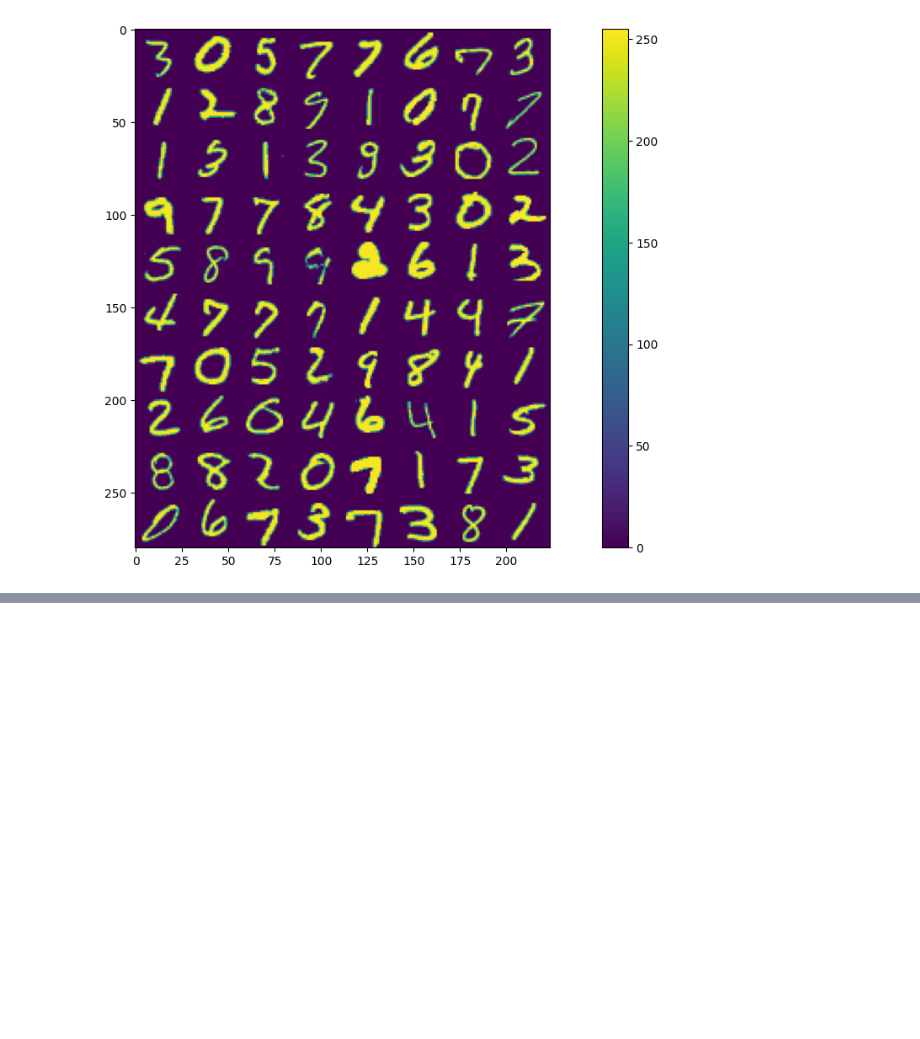
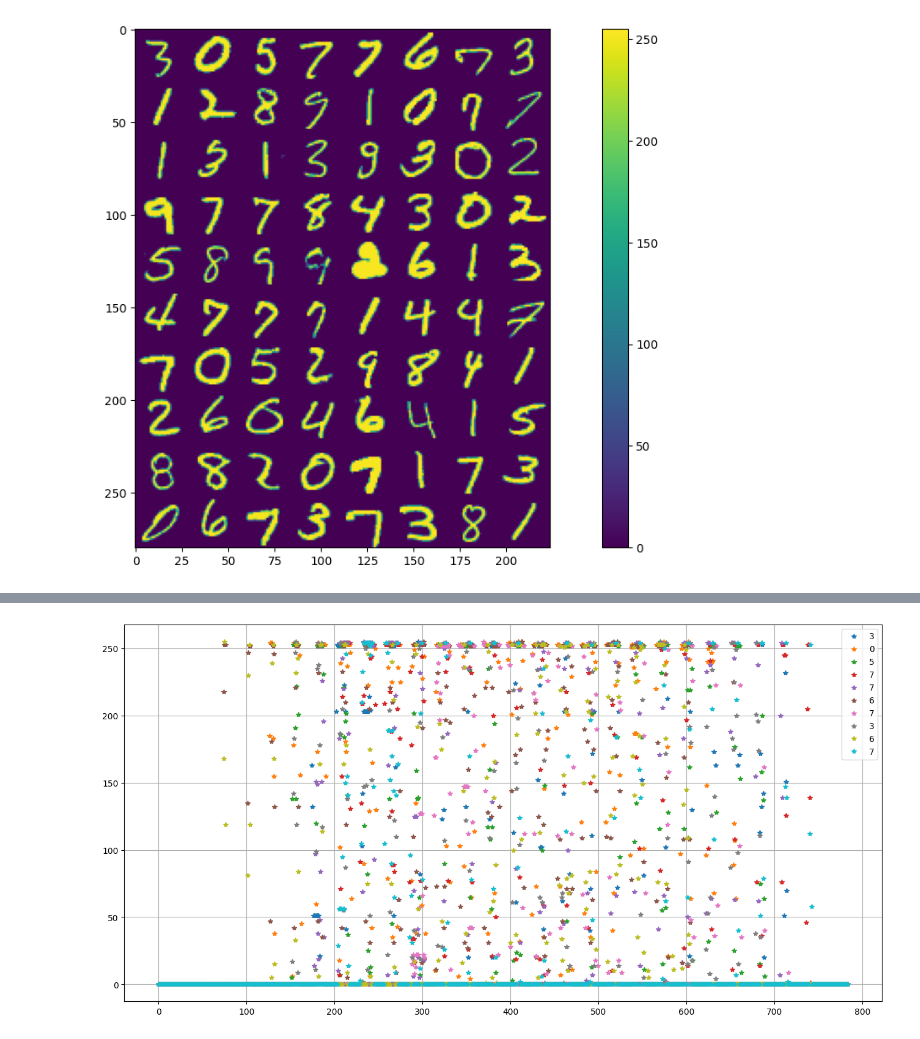
Before and after one commit to Kanaderu/Cloud-Native-IoT, a Jupyter notebook: docs/notes/machine-learning/clustering.ipynb, the cells around one changed output, grey strips where cells are left out. Saved outputs shown, nothing was run; the diff lists cells and outputs as text; code cells hidden in the pictures; blank space fills up the shorter version.

```diff
--- a/docs/notes/machine-learning/clustering.ipynb
+++ b/docs/notes/machine-learning/clustering.ipynb
@@ -77,0 +119,11 @@ display(pd.DataFrame(image_labels.reshape(M,N)))
+# %%
+plt.figure(figsize=(16,8))
+for idx in range(10):
+    permute_idx = permuted_array[idx]
+    plt.plot(x_mnist[permute_idx], '*', label=y_mnist[permute_idx])
+plt.legend()
+plt.grid()
+
+# x_mnist[permute_idx:permute_idx+10]
+# %% [output]
+[figure, added]
```
Also changed, not shown: parts of 6 cells of this notebook.
